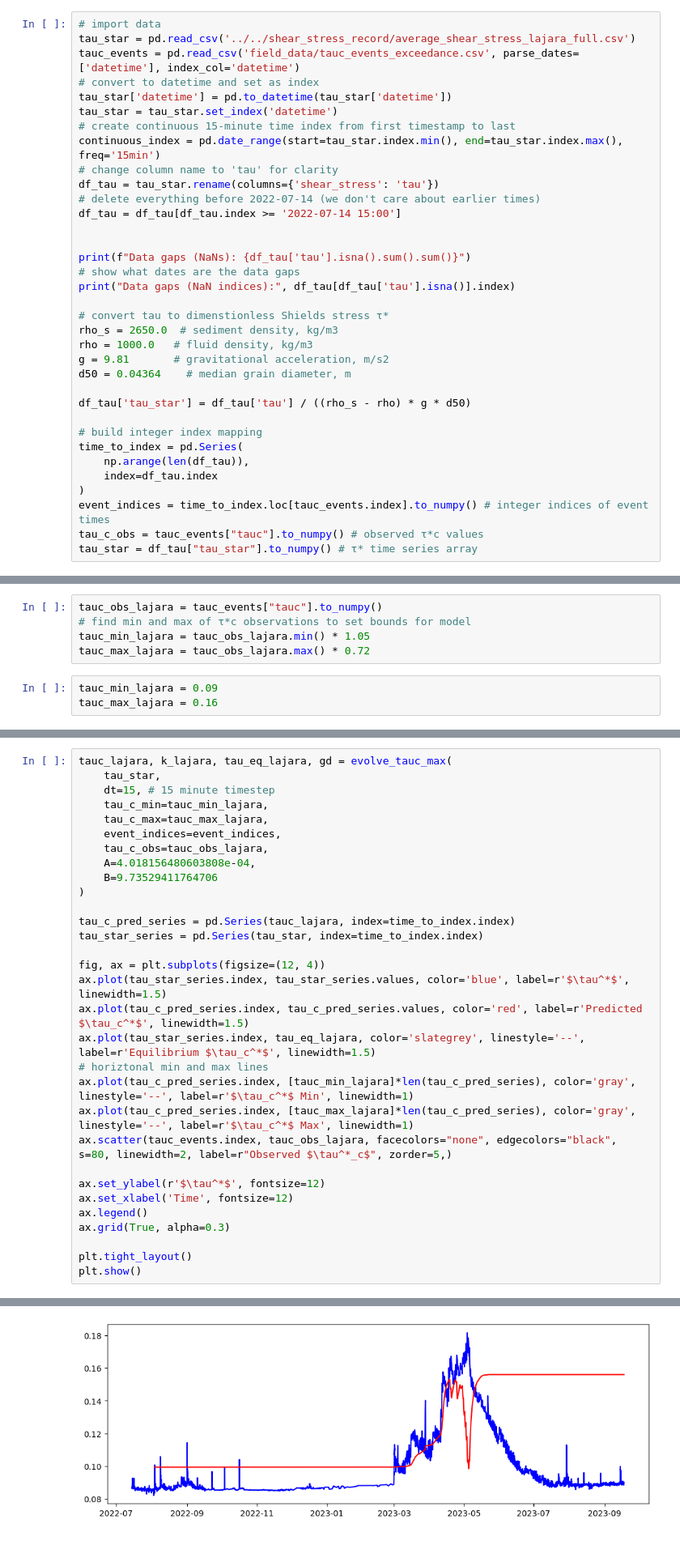
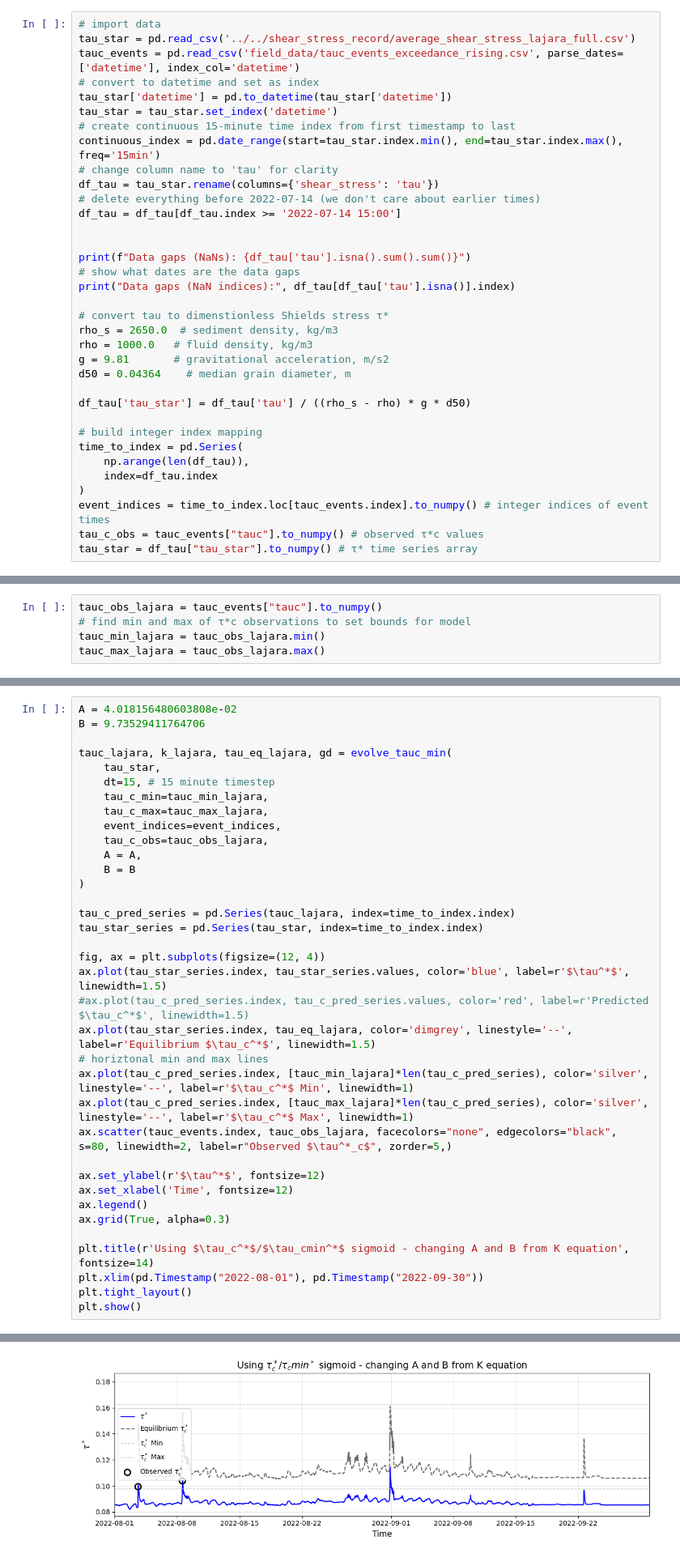
Before and after one commit to nicole-hucke/shear_stress_paper, a Jupyter notebook: antecedent_conditions/predictive_equation/predictive_model.ipynb, the cells around one changed output, grey strips where cells are left out. Shown at 81% size. Drawn from its saved outputs; the diff is of its cells as text.

Commit message:
testing another equation for tau_eq

```diff
--- a/antecedent_conditions/predictive_equation/predictive_model.ipynb
+++ b/antecedent_conditions/predictive_equation/predictive_model.ipynb
@@ -586,7 +749,7 @@ Import Data
 # %%
 # import data
 tau_star = pd.read_csv('../../shear_stress_record/average_shear_stress_lajara_full.csv')
-tauc_events = pd.read_csv('field_data/tauc_events_exceedance.csv', parse_dates=['datetime'], index_col='datetime')
+tauc_events = pd.read_csv('field_data/tauc_events_exceedance_rising.csv', parse_dates=['datetime'], index_col='datetime')
 # convert to datetime and set as index
 tau_star['datetime'] = pd.to_datetime(tau_star['datetime'])
 tau_star = tau_star.set_index('datetime')
@@ -626,8 +789,5 @@ Run Full La Jara Record
 # %%
 tauc_obs_lajara = tauc_events["tauc"].to_numpy()
 # find min and max of τ*c observations to set bounds for model
-tauc_min_lajara = tauc_obs_lajara.min() * 1.05
-tauc_max_lajara = tauc_obs_lajara.max() * 0.72
+tauc_min_lajara = tauc_obs_lajara.min()
+tauc_max_lajara = tauc_obs_lajara.max()
-# %%
-tauc_min_lajara = 0.09
-tauc_max_lajara = 0.16
@@ -634,13 +828,16 @@ tauc_max_lajara = 0.16
 # %%
-tauc_lajara, k_lajara, tau_eq_lajara, gd = evolve_tauc_max(
+A = 4.018156480603808e-02
+B = 9.73529411764706
+
+tauc_lajara, k_lajara, tau_eq_lajara, gd = evolve_tauc_min(
     tau_star,
     dt=15, # 15 minute timestep
     tau_c_min=tauc_min_lajara,
     tau_c_max=tauc_max_lajara,
     event_indices=event_indices,
     tau_c_obs=tauc_obs_lajara,
-    A=4.018156480603808e-04,
-    B=9.73529411764706
+    A = A,
+    B = B
 )
 
 tau_c_pred_series = pd.Series(tauc_lajara, index=time_to_index.index)
@@ -648,11 +845,11 @@ tau_star_series = pd.Series(tau_star, index=time_to_index.index)
 
 fig, ax = plt.subplots(figsize=(12, 4))
 ax.plot(tau_star_series.index, tau_star_series.values, color='blue', label=r'$\tau^*$', linewidth=1.5)
-ax.plot(tau_c_pred_series.index, tau_c_pred_series.values, color='red', label=r'Predicted $\tau_c^*$', linewidth=1.5)
-ax.plot(tau_star_series.index, tau_eq_lajara, color='slategrey', linestyle='--', label=r'Equilibrium $\tau_c^*$', linewidth=1.5)
+#ax.plot(tau_c_pred_series.index, tau_c_pred_series.values, color='red', label=r'Predicted $\tau_c^*$', linewidth=1.5)
+ax.plot(tau_star_series.index, tau_eq_lajara, color='dimgrey', linestyle='--', label=r'Equilibrium $\tau_c^*$', linewidth=1.5)
 # horiztonal min and max lines
-ax.plot(tau_c_pred_series.index, [tauc_min_lajara]*len(tau_c_pred_series), color='gray', linestyle='--', label=r'$\tau_c^*$ Min', linewidth=1)
-ax.plot(tau_c_pred_series.index, [tauc_max_lajara]*len(tau_c_pred_series), color='gray', linestyle='--', label=r'$\tau_c^*$ Max', linewidth=1)
+ax.plot(tau_c_pred_series.index, [tauc_min_lajara]*len(tau_c_pred_series), color='silver', linestyle='--', label=r'$\tau_c^*$ Min', linewidth=1)
+ax.plot(tau_c_pred_series.index, [tauc_max_lajara]*len(tau_c_pred_series), color='silver', linestyle='--', label=r'$\tau_c^*$ Max', linewidth=1)
 ax.scatter(tauc_events.index, tauc_obs_lajara, facecolors="none", edgecolors="black", s=80, linewidth=2, label=r"Observed $\tau^*_c$", zorder=5,)
 
 ax.set_ylabel(r'$\tau^*$', fontsize=12)
@@ -660,6 +857,8 @@ ax.set_xlabel('Time', fontsize=12)
 ax.legend()
 ax.grid(True, alpha=0.3)
 
+plt.title(r'Using $\tau_c^*$/$\tau_cmin^*$ sigmoid - changing A and B from K equation', fontsize=14)
+plt.xlim(pd.Timestamp("2022-08-01"), pd.Timestamp("2022-09-30"))
 plt.tight_layout()
 plt.show()
 # %% [output]
@@ -667 +865 @@ ValueError: x and y must have same first dimension, but have shapes (41316,) and
-[figure, old version]
+[figure, new version]
```
Also changed, not shown: parts of 14 cells of this notebook, 10 other files.
